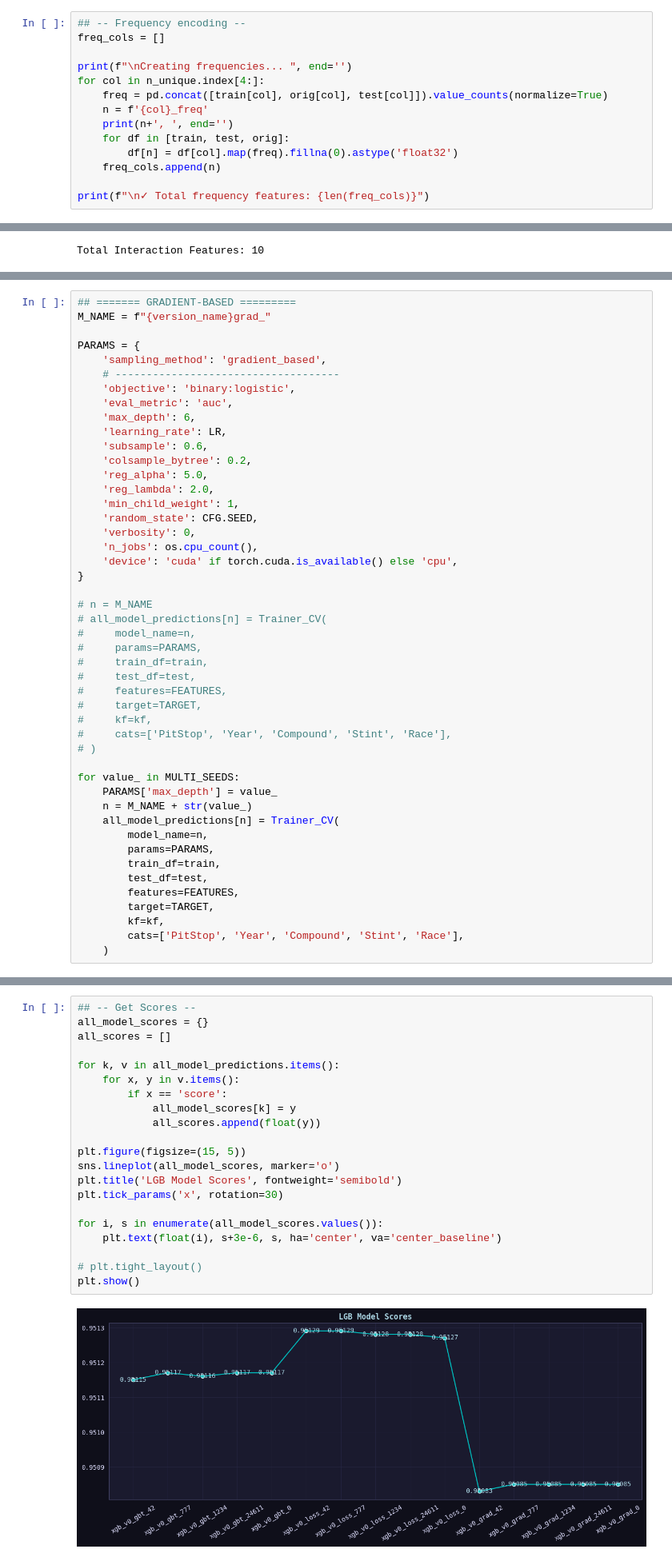
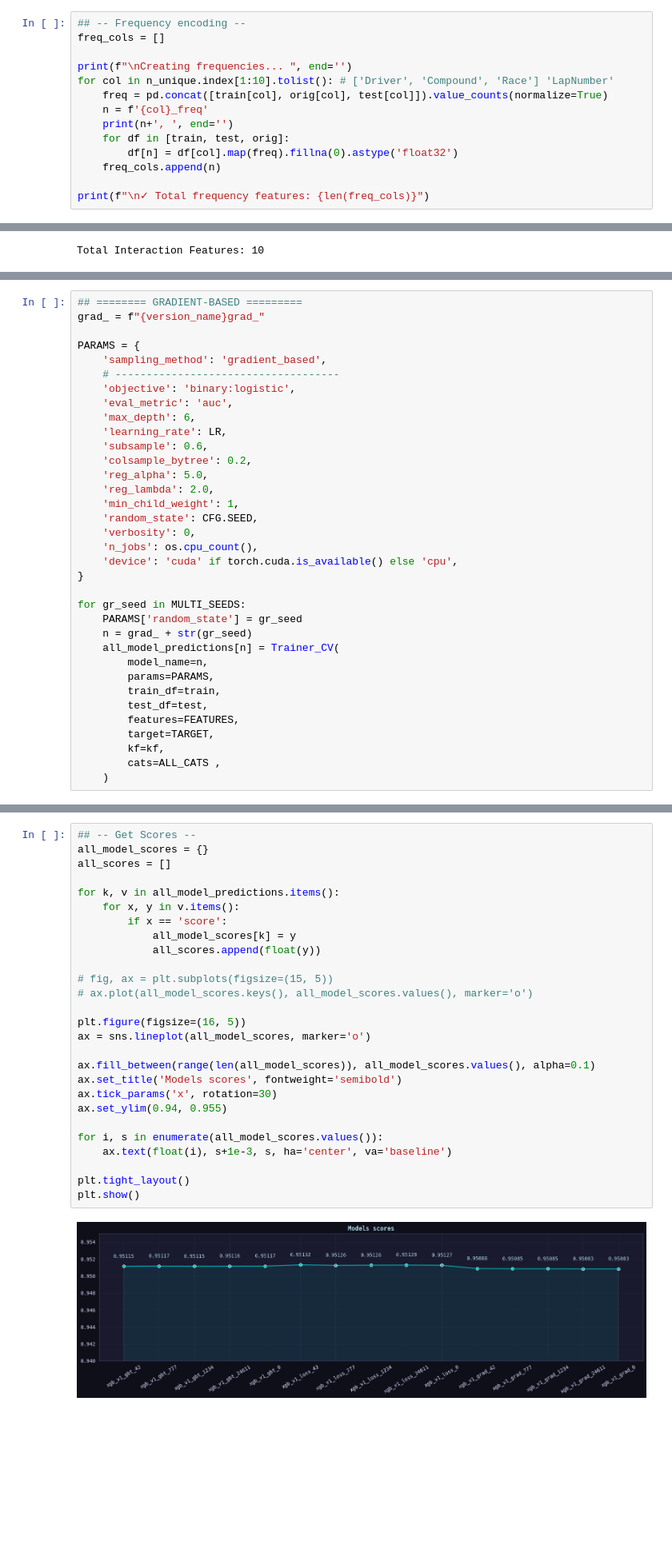
Before and after one commit to coded-sly/ps6e5-F1-PitStop, a Jupyter notebook: ps6e5-xgboost-f1-pit.ipynb, the cells around one changed output, grey strips where cells are left out. Shown at 80% size. Drawn from its saved outputs; the diff is of its cells as text; blank space fills up the shorter version.

```diff
--- a/ps6e5-xgboost-f1-pit.ipynb
+++ b/ps6e5-xgboost-f1-pit.ipynb
@@ -560,7 +553,7 @@ Frequency threshold imputed!
 freq_cols = []
 
 print(f"\nCreating frequencies... ", end='')
-for col in n_unique.index[4:]:
+for col in n_unique.index[1:10].tolist(): # ['Driver', 'Compound', 'Race'] 'LapNumber'
     freq = pd.concat([train[col], orig[col], test[col]]).value_counts(normalize=True)
     n = f'{col}_freq'
     print(n+', ', end='')
@@ -1350,6 +1394,6 @@ Average Score: 0.95127 ± 0.00092
 # %%
-## ======= GRADIENT-BASED =========
-M_NAME = f"{version_name}grad_"
+## ======== GRADIENT-BASED =========
+grad_ = f"{version_name}grad_"
 
 PARAMS = {
     'sampling_method': 'gradient_based',
@@ -1369,21 +1413,9 @@ PARAMS = {
     'device': 'cuda' if torch.cuda.is_available() else 'cpu',
 }
 
-# n = M_NAME
-# all_model_predictions[n] = Trainer_CV(
-#     model_name=n,
-#     params=PARAMS,
-#     train_df=train,
-#     test_df=test,
-#     features=FEATURES,
-#     target=TARGET,
-#     kf=kf,
-#     cats=['PitStop', 'Year', 'Compound', 'Stint', 'Race'],
-# )
-
-for value_ in MULTI_SEEDS:
-    PARAMS['max_depth'] = value_
-    n = M_NAME + str(value_)
+for gr_seed in MULTI_SEEDS:
+    PARAMS['random_state'] = gr_seed
+    n = grad_ + str(gr_seed)
     all_model_predictions[n] = Trainer_CV(
         model_name=n,
         params=PARAMS,
@@ -1392,6 +1424,6 @@ for value_ in MULTI_SEEDS:
         features=FEATURES,
         target=TARGET,
         kf=kf,
-        cats=['PitStop', 'Year', 'Compound', 'Stint', 'Race'],
+        cats=ALL_CATS ,
     )
 # %% [output]
@@ -1415,23 +1447,29 @@ Average Score: 0.95086 ± 0.00085
 # %%
 ## -- Get Scores --
 all_model_scores = {}
 all_scores = []
 
 for k, v in all_model_predictions.items():
     for x, y in v.items():
         if x == 'score':
             all_model_scores[k] = y
             all_scores.append(float(y))
 
-plt.figure(figsize=(15, 5))
-sns.lineplot(all_model_scores, marker='o')
-plt.title('LGB Model Scores', fontweight='semibold')
-plt.tick_params('x', rotation=30)
+# fig, ax = plt.subplots(figsize=(15, 5))
+# ax.plot(all_model_scores.keys(), all_model_scores.values(), marker='o')
+
+plt.figure(figsize=(16, 5))
+ax = sns.lineplot(all_model_scores, marker='o')
+
+ax.fill_between(range(len(all_model_scores)), all_model_scores.values(), alpha=0.1)
+ax.set_title('Models scores', fontweight='semibold')
+ax.tick_params('x', rotation=30)
+ax.set_ylim(0.94, 0.955)
 
 for i, s in enumerate(all_model_scores.values()):
-    plt.text(float(i), s+3e-6, s, ha='center', va='center_baseline')
+    ax.text(float(i), s+1e-3, s, ha='center', va='baseline')
 
-# plt.tight_layout()
+plt.tight_layout()
 plt.show()
 # %% [output]
-[figure, old version]
+[figure, new version]
```
Also changed, not shown: parts of 34 cells of this notebook.
